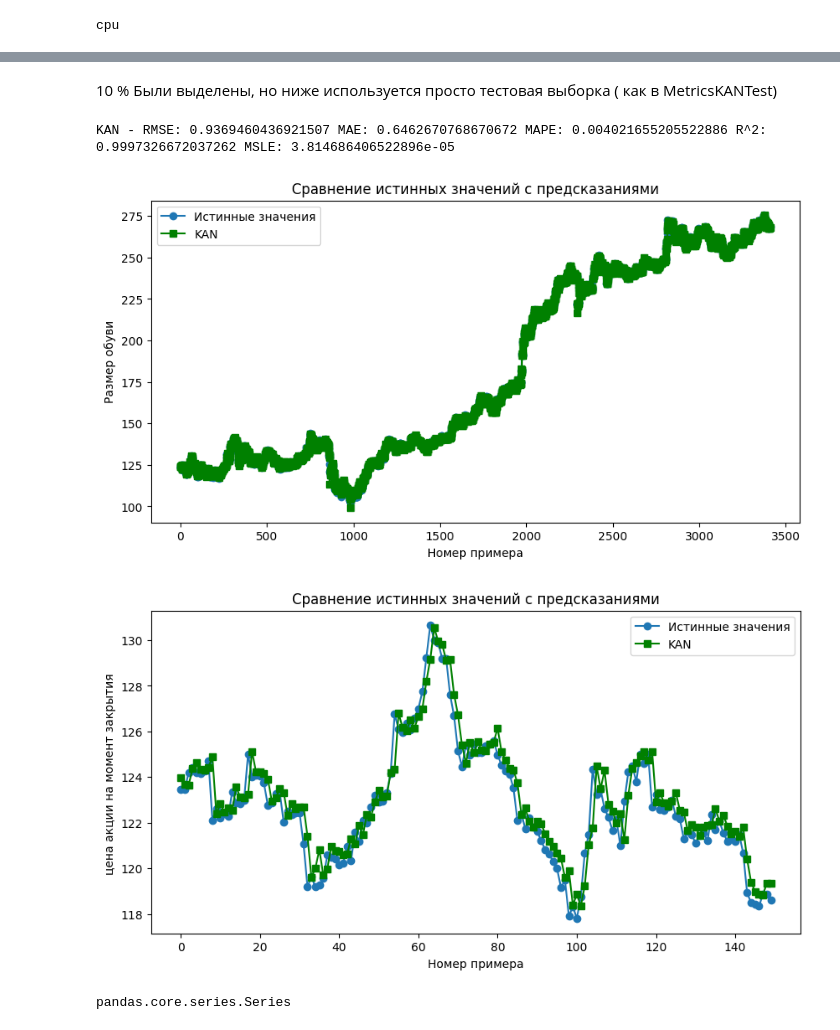
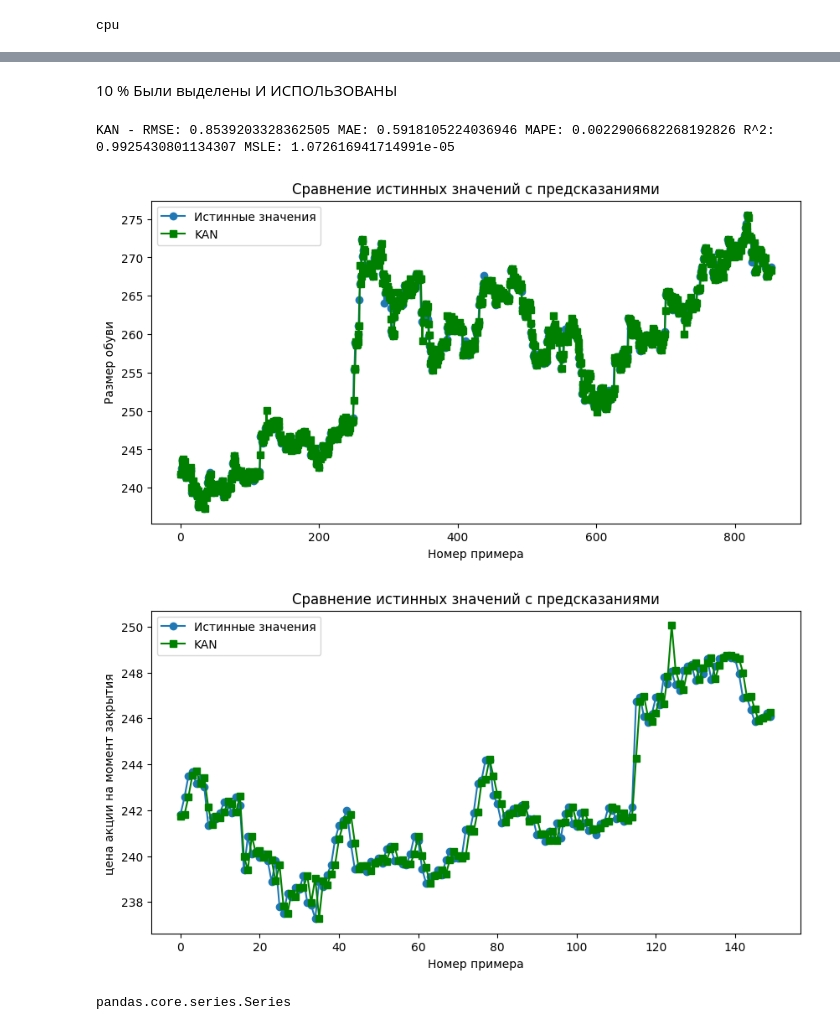
Before and after one commit to CHURA2049/KanNootebook, a Jupyter notebook: MetricsKANTest_Auto.ipynb, the cells around one changed output, grey strips where cells are left out. Drawn from its saved outputs; the diff is of its cells as text; code cells hidden in the pictures.

Commit message:
AUTO KAN after allocation of 10 percent

```diff
--- a/MetricsKANTest_Auto.ipynb
+++ b/MetricsKANTest_Auto.ipynb
@@ -108,9 +108,9 @@ Train loss: 1.9448117017745972, Test loss: 0.9369460344314575
 # %% [markdown]
-10 % Были выделены, но ниже используется просто тестовая выборка ( как в MetricsKANTest)
+10 % Были выделены И ИСПОЛЬЗОВАНЫ
 # %%
 
 # Для KAN
-X_test_tensor = torch.tensor(X_test.values, dtype=torch.float32)  # Преобразование в тензор, если еще не сделано
+X_test_tensor = torch.tensor(X10.values, dtype=torch.float32)  # Преобразование в тензор, если еще не сделано
 kan_predictions = model(X_test_tensor).detach().numpy()  # Получение предсказаний и преобразование их в NumPy массив
 # %%
 from sklearn.metrics import *
@@ -118,11 +118,11 @@ from sklearn.metrics import *
 
 
 # Оценка для KAN
-rmse_kan = root_mean_squared_error(y_test, kan_predictions)
-mae_kan = mean_absolute_error(y_test, kan_predictions)
-mape_kan = mean_absolute_percentage_error(y_test, kan_predictions)
-r2_kan = r2_score(y_test, kan_predictions)
-msle_kan = mean_squared_log_error(y_test, kan_predictions)
+rmse_kan = root_mean_squared_error(Y10, kan_predictions)
+mae_kan = mean_absolute_error(Y10, kan_predictions)
+mape_kan = mean_absolute_percentage_error(Y10, kan_predictions)
+r2_kan = r2_score(Y10, kan_predictions)
+msle_kan = mean_squared_log_error(Y10, kan_predictions)
 
 
 # mse_kan = mean_squared_error(y_test, kan_predictions)
@@ -132,25 +132,25 @@ msle_kan = mean_squared_log_error(y_test, kan_predictions)
 
 print("KAN - RMSE:", rmse_kan, "MAE:", mae_kan,"MAPE:", mape_kan, "R^2:", r2_kan,"MSLE:", msle_kan)
 # %% [output]
-KAN - RMSE: 0.9369460436921507 MAE: 0.6462670768670672 MAPE: 0.004021655205522886 R^2: 0.9997326672037262 MSLE: 3.814686406522896e-05
+KAN - RMSE: 0.8539203328362505 MAE: 0.5918105224036946 MAPE: 0.0022906682268192826 R^2: 0.9925430801134307 MSLE: 1.072616941714991e-05
 # %%
 import matplotlib.pyplot as plt
 
 plt.figure(figsize=(10, 5))
-plt.plot(y_test.reset_index(drop=True), label='Истинные значения', marker='o')
+plt.plot(Y10.reset_index(drop=True), label='Истинные значения', marker='o')
 plt.plot(kan_predictions, 'g', label='KAN', marker='s')
 plt.title('Сравнение истинных значений с предсказаниями')
 plt.xlabel('Номер примера')
 plt.ylabel('Размер обуви')
 plt.legend()
 plt.show()
 # %% [output]
-[figure, old version]
+[figure, new version]
 # %%
 import matplotlib.pyplot as plt
 
 plt.figure(figsize=(10, 5))
-plt.plot(y_test.reset_index(drop=True)[:150], label='Истинные значения', marker='o')
+plt.plot(Y10.reset_index(drop=True)[:150], label='Истинные значения', marker='o')
 plt.plot(kan_predictions[:150], 'g', label='KAN', marker='s')
 plt.title('Сравнение истинных значений с предсказаниями')
 plt.xlabel('Номер примера')
@@ -158,7 +158,7 @@ plt.ylabel('цена акции на момент закрытия ')
 plt.legend()
 plt.show()
 # %% [output]
-[figure, old version]
+[figure, new version]
 # %%
 type(kan_predictions)
 type ( y_test)
```
Also changed, not shown: parts of 6 cells of this notebook.
